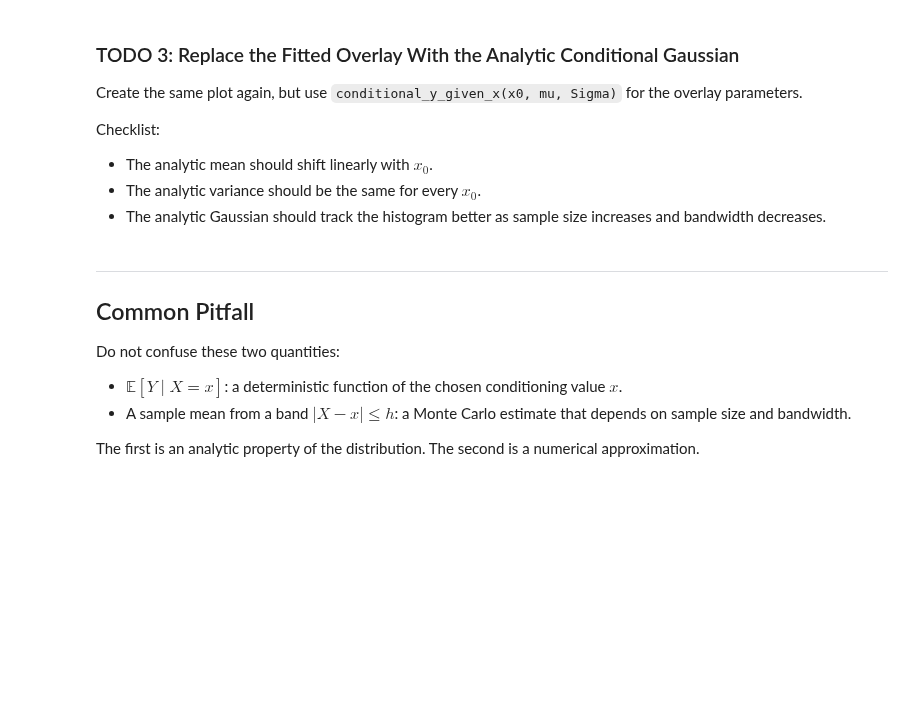
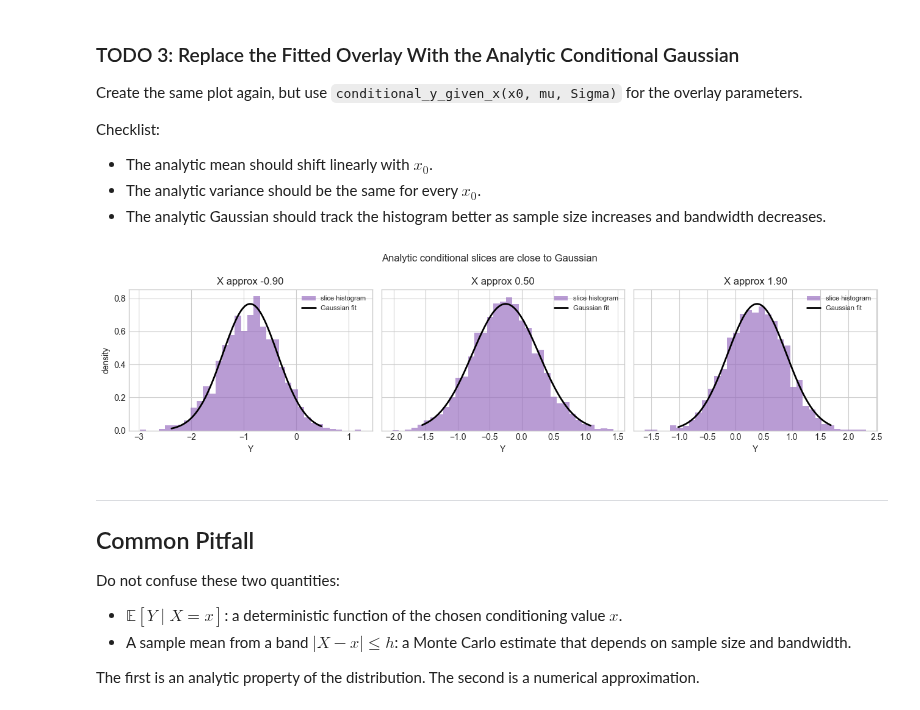
Before and after one commit to juancopi81/diffusion-research-curriculum, a Jupyter notebook: notebooks/w05_joint_gaussians_solved.ipynb, the cells around one changed output. Drawn from its saved outputs; the diff is of its cells as text; code cells hidden in the pictures; blank space fills up the shorter version.

```diff
--- a/notebooks/w05_joint_gaussians_solved.ipynb
+++ b/notebooks/w05_joint_gaussians_solved.ipynb
@@ -188,17 +207,17 @@ def conditional_y_given_x(x_value, mean, cov):
     sigma_yy = cov[1, 1]
 
     # TODO: compute the conditional mean using the formula above.
-    cond_mean = np.nan
+    cond_mean = mu_y + ((sigma_yx / sigma_xx) * (x_value - mu_x))
 
     # TODO: compute the conditional variance using the formula above.
-    cond_var = np.nan
+    cond_var = sigma_yy - ((sigma_yx * sigma_xy) / sigma_xx)
 
     return float(cond_mean), float(cond_var)
 
 # Optional self-check after completing the TODO:
-# m0, v0 = conditional_y_given_x(mu[0], mu, Sigma)
-# assert np.isclose(m0, mu[1])
-# assert 0 < v0 < Sigma[1, 1]
+m0, v0 = conditional_y_given_x(mu[0], mu, Sigma)
+assert np.isclose(m0, mu[1])
+assert 0 < v0 < Sigma[1, 1]
 # %% [markdown]
 ### TODO 2: Verify Analytic Mean Empirically
 
@@ -212,9 +231,7 @@ for stat in slice_stats:
     empirical_var = stat["var"]
 
     # TODO: call your analytic function once TODO 1 is complete.
-    analytic_mean = np.nan
-    analytic_var = np.nan
-    # analytic_mean, analytic_var = conditional_y_given_x(x0, mu, Sigma)
+    analytic_mean, analytic_var = conditional_y_given_x(x0, mu, Sigma)
 
     comparison_rows.append(
         {
@@ -230,9 +247,9 @@ for stat in slice_stats:
 comparison_rows
 
 # Optional self-check after completing the TODO:
-# for row in comparison_rows:
-#     assert abs(row["empirical_mean"] - row["analytic_mean"]) < 0.08
-#     assert abs(row["empirical_var"] - row["analytic_var"]) < 0.08
+for row in comparison_rows:
+    assert abs(row["empirical_mean"] - row["analytic_mean"]) < 0.08
+    assert abs(row["empirical_var"] - row["analytic_var"]) < 0.08
 # %% [markdown]
 ---
 ## 4. Conditional Slices Look Gaussian
@@ -279,16 +298,37 @@ Checklist:
 # %%
 # TODO: build the analytic overlay plot here after TODO 1 is complete.
 # Hint: reuse normal_pdf, slice_stats, and conditional_y_given_x.
 
-fig, ax = plt.subplots(figsize=(6, 3))
-ax.axis("off")
-ax.text(
-    0.02,
-    0.65,
-    "TODO: overlay analytic conditional PDFs on the slice histograms",
-    fontsize=11,
-)
+# fig, ax = plt.subplots(figsize=(6, 3))
+# ax.axis("off")
+# ax.text(
+#     0.02,
+#     0.65,
+#     "TODO: overlay analytic conditional PDFs on the slice histograms",
+#     fontsize=11,
+# )
+# plt.show()
+
+fig, axes = plt.subplots(1, len(slice_stats), figsize=(13, 3.5), sharey=True)
+
+for ax, stat in zip(axes, slice_stats):
+    y_slice = stat["values"]
+    y_line = np.linspace(np.percentile(y_slice, 0.5), np.percentile(y_slice, 99.5), 240)
+    analytic_mean, analytic_var = conditional_y_given_x(stat["x0"], mu, Sigma)
+    analytic_pdf = normal_pdf(y_line, analytic_mean, analytic_var)
+
+    ax.hist(y_slice, bins=35, density=True, alpha=0.65, color="tab:purple", label="slice histogram")
+    ax.plot(y_line, analytic_pdf, color="black", linewidth=2, label="Analytic Gaussian")
+    ax.set_title(f"X approx {stat['x0']:.2f}")
+    ax.set_xlabel("Y")
+    ax.legend(fontsize=8)
+
+axes[0].set_ylabel("density")
+fig.suptitle("Analytic conditional slices are close to Gaussian")
+fig.tight_layout()
 plt.show()
+# %% [output]
+[figure, added]
 # %% [markdown]
 ---
 ## Common Pitfall
```
Also changed, not shown: parts of 5 cells of this notebook, 3 other files.
